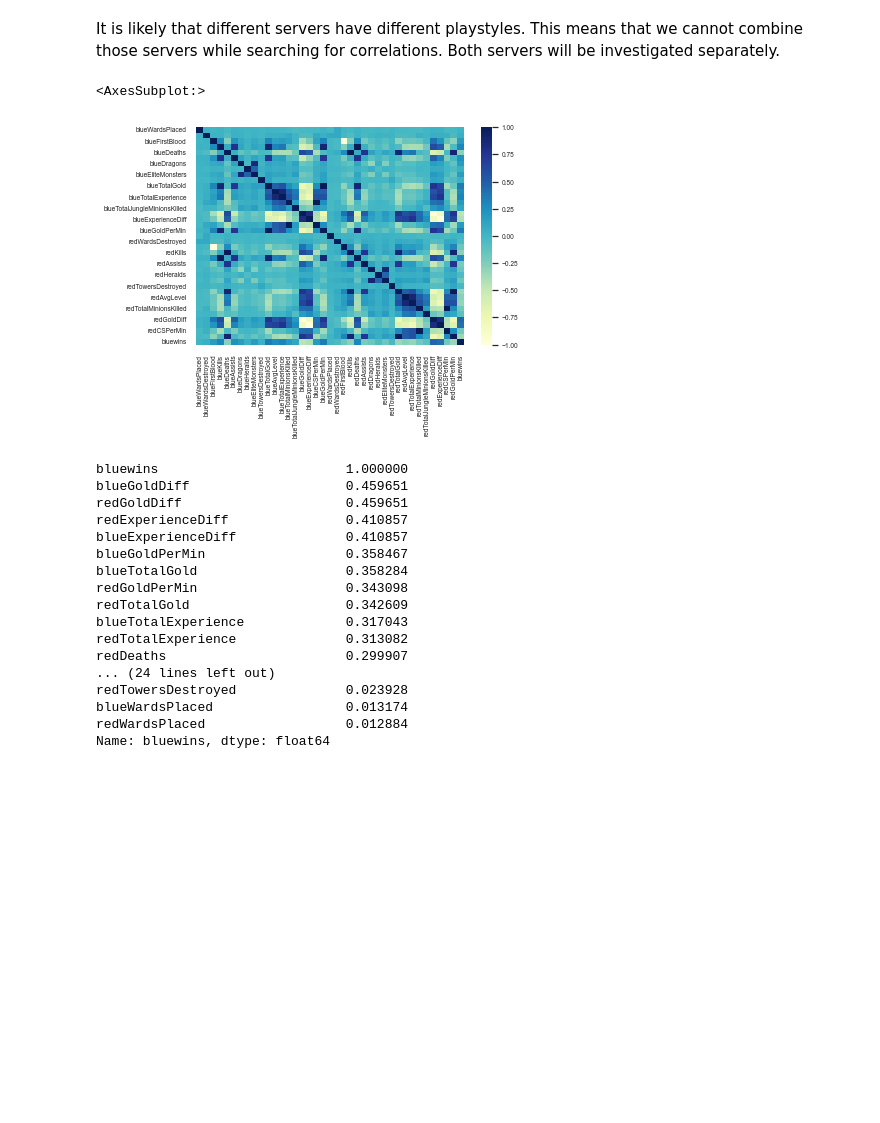
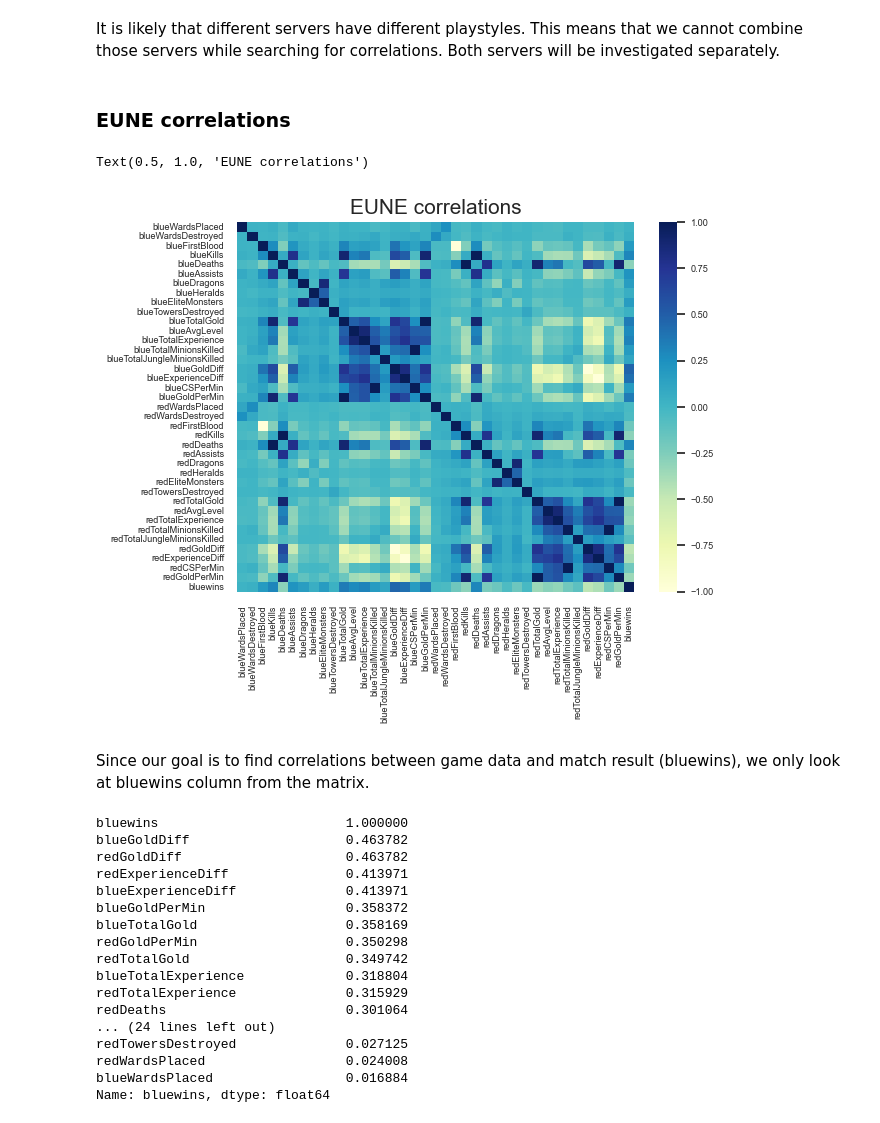
Before and after one commit to VeronikaKukk/DS_project, a Jupyter notebook: d4_notebook.ipynb, the cells around one changed output. Cells and saved outputs as stored; diff of their text form; code cells hidden in the pictures; blank space fills up the shorter version.

Commit message:
correlation plots

```diff
--- a/d4_notebook.ipynb
+++ b/d4_notebook.ipynb
@@ -153,10 +178,10 @@ len(df_eune[(df_eune["blueWardsPlaced"] > 50) | (df_eune["redWardsPlaced"] > 50)
 # %% [output]
 1774
 # %%
-# siia kood euwst eemaldamine, muuda 50 sobivaks nriks ja tekstis X ka
-df_euw = df_euw[(df_euw["blueWardsPlaced"] <= 50) | (df_euw["redWardsPlaced"] <= 50)]
+# Removing rows with too many wards EUW
+df_euw = df_euw[(df_euw["blueWardsPlaced"] <= 50) & (df_euw["redWardsPlaced"] <= 50)]
 # %%
-# siia kood eunest eemaldamine
-df_eune = df_eune[(df_eune["blueWardsPlaced"] <= 50) | (df_eune["redWardsPlaced"] <= 50)]
+# # Removing rows with too many wards EUNE
+df_eune = df_eune[(df_eune["blueWardsPlaced"] <= 50) & (df_eune["redWardsPlaced"] <= 50)]
 # %%
 print(len(df_eune))
@@ -227,0 +256,5 @@ df_euw_balanced = pd.concat([euw_bluewins, euw_blueloses])
+# %%
+df_eune_balanced["blueGoldDiff"] = df_eune_balanced["blueGoldDiff"].apply(lambda x: x*-1)
+df_eune_balanced["redGoldDiff"] = df_eune_balanced["redGoldDiff"].apply(lambda x: x*-1)
+df_eune_balanced["blueExperienceDiff"] = df_eune_balanced["blueExperienceDiff"].apply(lambda x: x*-1)
+df_eune_balanced["redExperienceDiff"] = df_eune_balanced["redExperienceDiff"].apply(lambda x: x*-1)
@@ -263,31 +309,37 @@ df_euw.to_csv(filepath2)
 # Correlations between game data and match result
 # %% [markdown]
 It is likely that different servers have different playstyles. This means that we cannot combine those servers while searching for correlations. Both servers will be investigated separately.
+# %% [markdown]
+### EUNE correlations
 # %%
 eune_corr_matrix = df_eune_balanced.corr()
-# there are too many attributes, so the font needs to be quite small
+# There are too many attributes, so the font needs to be quite small
 sns.set(font_scale=0.6)
 sns.heatmap(eune_corr_matrix,cmap="YlGnBu")
+plt.title("EUNE correlations", fontsize=15)
 # %% [output]
-<AxesSubplot:>
+Text(0.5, 1.0, 'EUNE correlations')
-[figure, old version]
+[figure, new version]
+# %% [markdown]
+Since our goal is to find correlations between game data and match result (bluewins), we only look at bluewins column from the matrix.
 # %%
+# Sorting bluewins column correlations by descending
 abs(eune_corr_matrix["bluewins"]).sort_values(ascending=False)
 # %% [output]
 bluewins                        1.000000
-blueGoldDiff                    0.459651
-redGoldDiff                     0.459651
-redExperienceDiff               0.410857
-blueExperienceDiff              0.410857
-blueGoldPerMin                  0.358467
-blueTotalGold                   0.358284
-redGoldPerMin                   0.343098
-redTotalGold                    0.342609
-blueTotalExperience             0.317043
-redTotalExperience              0.313082
-redDeaths                       0.299907
+blueGoldDiff                    0.463782
+redGoldDiff                     0.463782
+redExperienceDiff               0.413971
+blueExperienceDiff              0.413971
+blueGoldPerMin                  0.358372
+blueTotalGold                   0.358169
+redGoldPerMin                   0.350298
+redTotalGold                    0.349742
+blueTotalExperience             0.318804
+redTotalExperience              0.315929
+redDeaths                       0.301064
 ... (24 lines left out)
-redTowersDestroyed              0.023928
-blueWardsPlaced                 0.013174
-redWardsPlaced                  0.012884
+redTowersDestroyed              0.027125
+redWardsPlaced                  0.024008
+blueWardsPlaced                 0.016884
 Name: bluewins, dtype: float64
```
Also changed, not shown: parts of 46 cells of this notebook, 1 other file.
